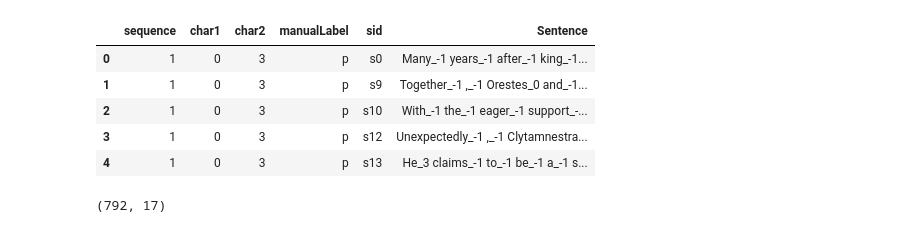
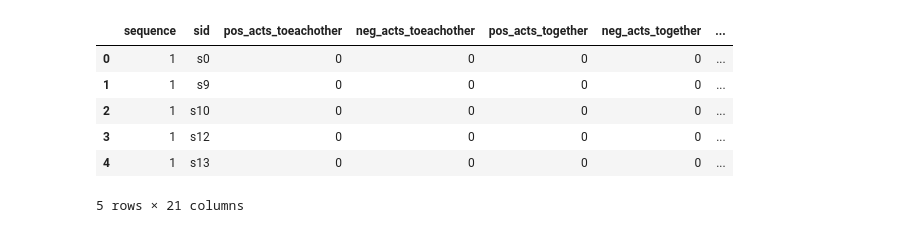
Before and after one commit to hayleefay/Very-Fun-Characters, a Jupyter notebook: Logistic.ipynb, the cells around one changed output. Saved outputs shown, nothing was run; the diff lists cells and outputs as text; code cells hidden in the pictures.

```diff
--- a/Logistic.ipynb
+++ b/Logistic.ipynb
@@ -16,9 +7,0 @@ labels = pd.read_csv("all_our_annotations.csv", sep=":::")
-# %%
-labels.head()
-# %% [output]
-|  | sequence | char1 | char2 | manualLabel | sid | Sentence |
-| 0 | 1 | 0 | 3 | p | s0 | Many_-1 years_-1 after_-1 king_-1... |
-| 1 | 1 | 0 | 3 | p | s9 | Together_-1 ,_-1 Orestes_0 and_-1... |
-| 2 | 1 | 0 | 3 | p | s10 | With_-1 the_-1 eager_-1 support_-... |
-| 3 | 1 | 0 | 3 | p | s12 | Unexpectedly_-1 ,_-1 Clytamnestra... |
-| 4 | 1 | 0 | 3 | p | s13 | He_3 claims_-1 to_-1 be_-1 a_-1 s... |
@@ -27,5 +7,0 @@ all_data = df.merge(labels)
-# %%
-all_data.head()
-all_data.shape
-# %% [output]
-(792, 17)
@@ -34 +8,13 @@ all_data = all_data.drop(['Unnamed: 0', 'char1', 'char2', 'Sentence'], axis=1)
+# %%
+df = pd.read_csv("filtered_labelled_features.csv")
+df = df.drop(['Unnamed: 0', 'Unnamed: 0.1'], axis=1)
+df.head()
+# %% [output]
+|  | sequence | sid | pos_acts_toeachother | neg_acts_toeachother | pos_acts_together | neg_acts_together | ... |
+| 0 | 1 | s0 | 0 | 0 | 0 | 0 | ... |
+| 1 | 1 | s9 | 0 | 0 | 0 | 0 | ... |
+| 2 | 1 | s10 | 0 | 0 | 0 | 0 | ... |
+| 3 | 1 | s12 | 0 | 0 | 0 | 0 | ... |
+| 4 | 1 | s13 | 0 | 0 | 0 | 0 | ... |
+5 rows × 21 columns
 # %%
```
Also changed, not shown: parts of 22 cells of this notebook, 3 other files.
